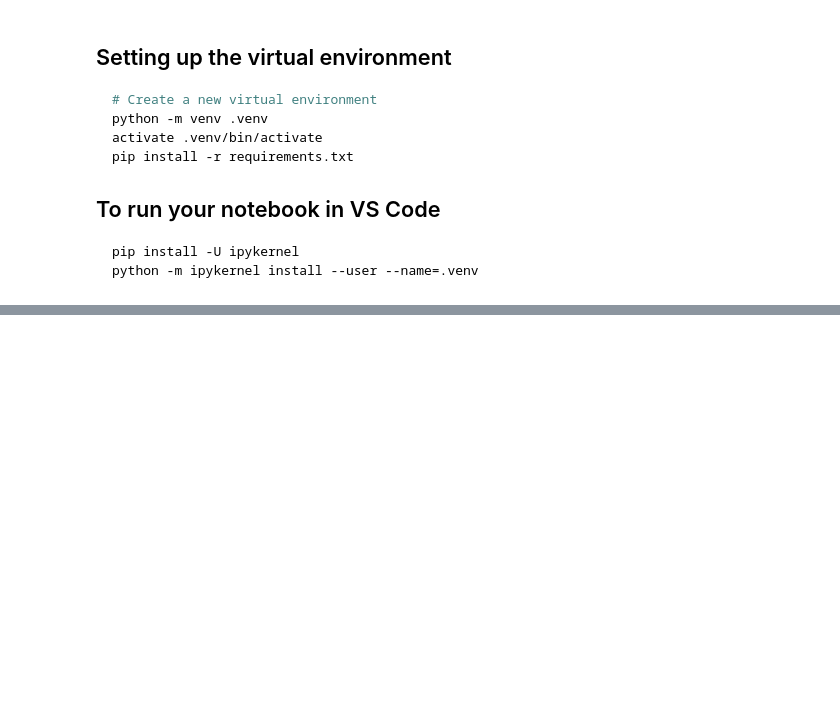
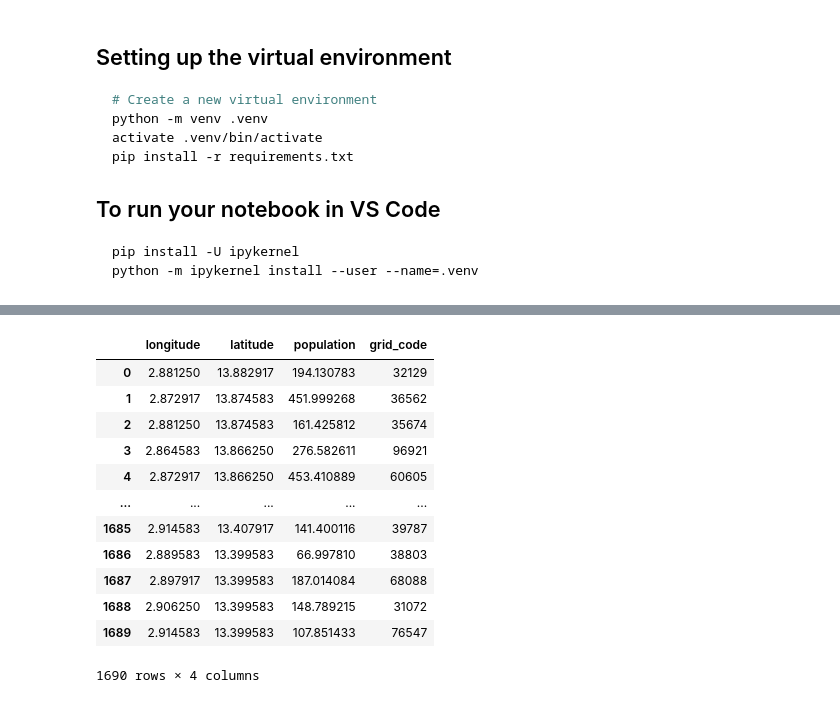
Before and after one commit to urbanbigdatacentre/ideamaps-models, a Jupyter notebook: models/emergency-maternal-care/scripts/Health_Care_Access_Kano_V2.ipynb, the cells around one changed output, grey strips where cells are left out. Saved outputs shown, nothing was run; the diff lists cells and outputs as text; code cells hidden in the pictures; blank space fills up the shorter version.

```diff
--- a/models/emergency-maternal-care/scripts/Health_Care_Access_Kano_V2.ipynb
+++ b/models/emergency-maternal-care/scripts/Health_Care_Access_Kano_V2.ipynb
@@ -189,0 +163,4 @@ We will follow these steps:
+# %%
+FUA = gpd.read_file(data_inputs + 'functional_area.gpkg')
+# Read the raster dataset
+raster_path = data_inputs + 'nga_f_15_49_2015_1km.tif'
@@ -189,0 +200,35 @@ We will follow these steps:
+# %%
+# Save the grid cells (centroids) with population data to a CSV
+grid_df = pd.DataFrame(grid_cells, columns=["longitude", "latitude"])
+grid_df['population'] = population_values  # Add the population count for each grid cell
+
+# Generate unique grid codes
+uid_set = set()
+def generate_unique_uid():
+    uid = np.random.randint(10000, 100000)
+    while uid in uid_set:
+        uid = np.random.randint(10000, 100000)
+    uid_set.add(uid)
+    return uid
+
+grid_df['grid_code'] = [generate_unique_uid() for _ in range(len(grid_df))]
+
+# Save the DataFrame to CSV
+grid_csv_path = data_inputs + 'population_centroids.csv'
+grid_df.to_csv(grid_csv_path, index=False)
+# %%
+grid_df
+# %% [output]
+|  | longitude | latitude | population | grid_code |
+| 0 | 2.881250 | 13.882917 | 194.130783 | 32129 |
+| 1 | 2.872917 | 13.874583 | 451.999268 | 36562 |
+| 2 | 2.881250 | 13.874583 | 161.425812 | 35674 |
+| 3 | 2.864583 | 13.866250 | 276.582611 | 96921 |
+| 4 | 2.872917 | 13.866250 | 453.410889 | 60605 |
+| ... | ... | ... | ... | ... |
+| 1685 | 2.914583 | 13.407917 | 141.400116 | 39787 |
+| 1686 | 2.889583 | 13.399583 | 66.997810 | 38803 |
+| 1687 | 2.897917 | 13.399583 | 187.014084 | 68088 |
+| 1688 | 2.906250 | 13.399583 | 148.789215 | 31072 |
+| 1689 | 2.914583 | 13.399583 | 107.851433 | 76547 |
+1690 rows × 4 columns
```
Also changed, not shown: parts of 53 cells of this notebook, 1 other file.
